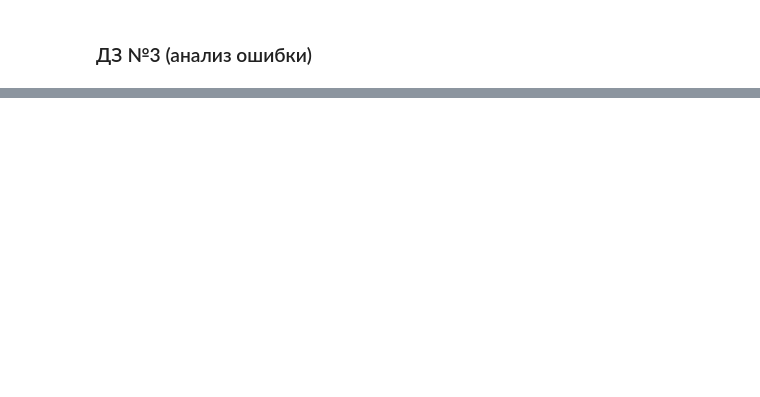
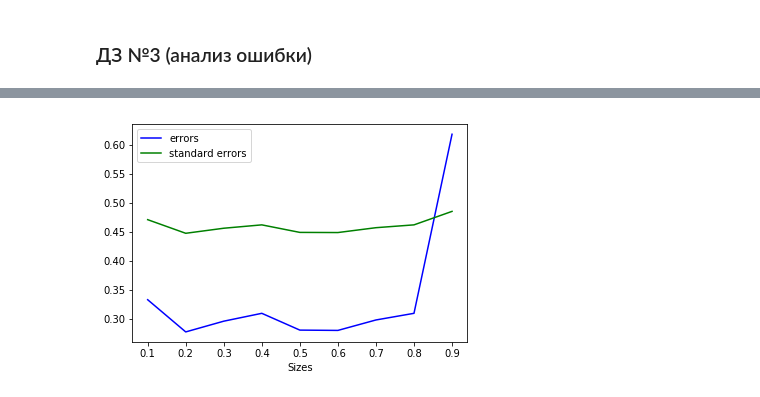
Before and after one commit to Intelligent-Systems-Phystech/StartCode, a Jupyter notebook: Petrov2018Problem12/main_12Problem.ipynb, the cells around one changed output, grey strips where cells are left out. Cells and saved outputs as stored; diff of their text form; code cells hidden in the pictures; blank space fills up the shorter version.

```diff
--- a/Petrov2018Problem12/main_12Problem.ipynb
+++ b/Petrov2018Problem12/main_12Problem.ipynb
@@ -119,0 +81,30 @@ AttributeError: 'DataFrame' object has no attribute 'text'
+# %%
+k = 16
+test_size = range(10, 100, 10)
+
+means = {}
+for size in test_size:
+    X_train,X_test,y_train,y_test=sklearn.model_selection.train_test_split(wine_data, wine_class, test_size=size/100, random_state=42)
+    classifier = KNeighborsClassifier(n_neighbors=k, metric='euclidean')
+    classifier.fit(X_train, y_train)
+    prediction = classifier.predict(X_test)
+
+    error = 1 - scp.mean(prediction == y_test)
+    std = scp.std(prediction == y_test)
+    means[size/100] = [error, std]
+# %%
+sizes = list(means.keys())
+errors = []
+stds = []
+for item in means.values():
+    errors.append(item[0])
+    stds.append(item[1])
+
+fig, ax = plt.subplots()
+ax.plot(sizes, errors, color="blue", label="errors")
+ax.plot(sizes, stds, color="green", label="standard errors")
+ax.set_xlabel("Sizes")
+ax.legend()
+plt.show()
+# %% [output]
+[figure, added]
```
Also changed, not shown: parts of 7 cells of this notebook, 1 other file.
